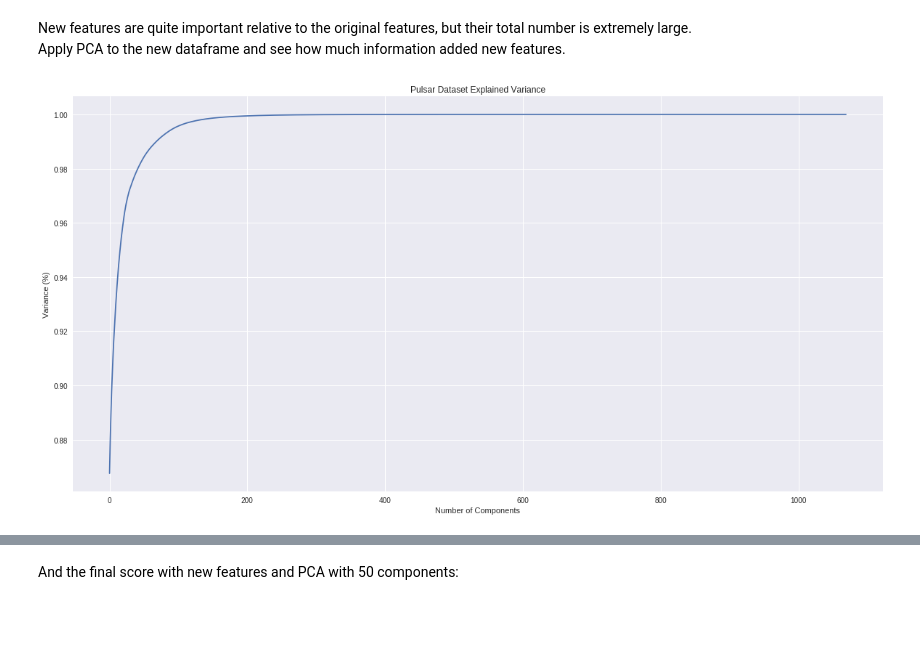
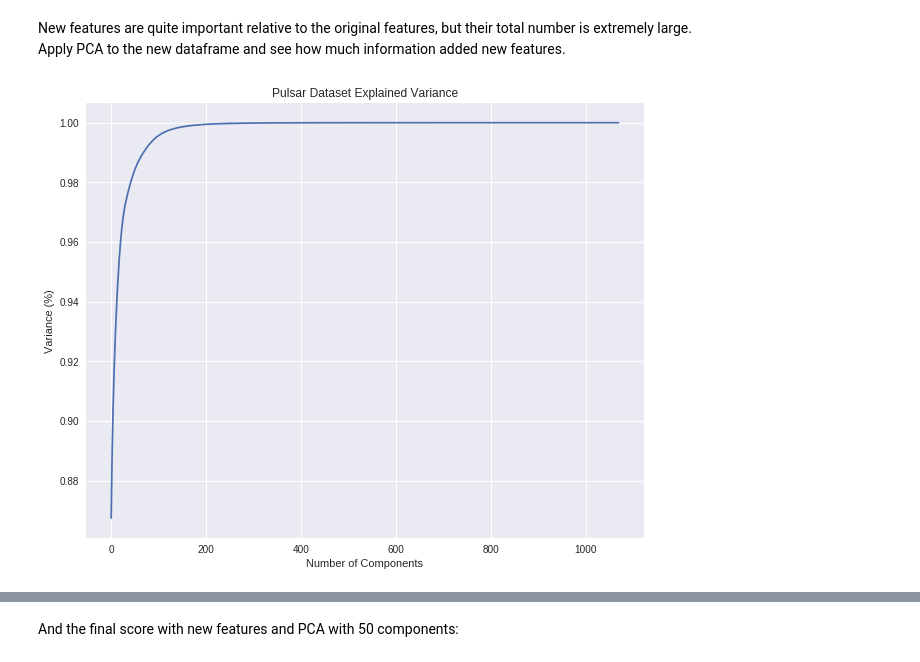
Before and after one commit to Thurs88/Epileptic-Seizure-Recognition, a Jupyter notebook: notebooks/EDA.ipynb, the cells around one changed output, grey strips where cells are left out. Cells and saved outputs as stored; diff of their text form; code cells hidden in the pictures; blank space fills up the shorter version.

```diff
--- a/notebooks/EDA.ipynb
+++ b/notebooks/EDA.ipynb
@@ -57,7 +57,7 @@ def reduce_mem_usage(df):
 
     return df
 # %%
-data = reduce_mem_usage(pd.read_csv('input/epileptic_seizure_recognition_data.csv'))
+data = reduce_mem_usage(pd.read_csv('input/data.csv'))
 # %% [output]
 Memory usage of dataframe is 15.79 MB
 Memory usage after optimization is: 4.00 MB
@@ -618,6 +556,9 @@ def feature_extract(data):
 new_features = feature_extract(data)
 # %%
 data_nf = data.merge(new_features, how='inner', on=['patient_id'])
+
+y = data_nf['y']
+X = data_nf.drop(['y', 'patient_id', 'sec'], axis=1)
 # %%
 display(data_nf.head())
 print('Old dataframe shape: ', data.shape)
@@ -635,9 +576,6 @@ New dataframe shape:  (11500, 1071)
 # %% [markdown]
 Let's look at the importance of new features
 # %%
-y = data_nf['y']
-X = data_nf.drop(['y'], axis=1)
-
 model = ExtraTreesClassifier(n_estimators=100)
 model.fit(X, y)
 
@@ -659,19 +590,16 @@ plt.show()
 New features are quite important relative to the original features, but their total number is extremely large.
 Apply PCA to the new dataframe and see how much information added new features.
 # %%
-y = data_nf['y']
-X = data_nf.drop(['y'], axis=1)
-
 #Fitting the PCA algorithm with our Data
 pca = PCA().fit(X)
 #Plotting the Cumulative Summation of the Explained Variance
-plt.figure(figsize=(20, 10))
+plt.figure(figsize=(10, 8))
 plt.plot(np.cumsum(pca.explained_variance_ratio_))
 plt.xlabel('Number of Components')
 plt.ylabel('Variance (%)') #for each component
 plt.title('Pulsar Dataset Explained Variance')
 plt.show()
 # %% [output]
-[figure, old version]
+[figure, new version]
 # %%
 # SVM with PCA and new features
```
Also changed, not shown: parts of 21 cells of this notebook.
